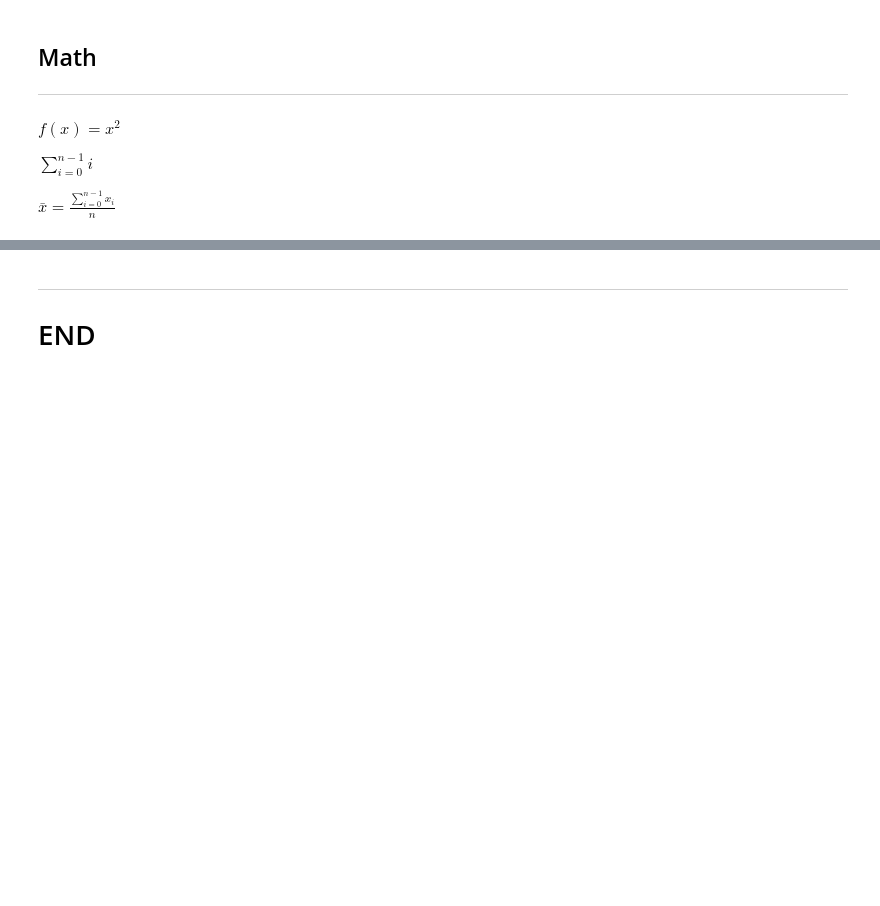
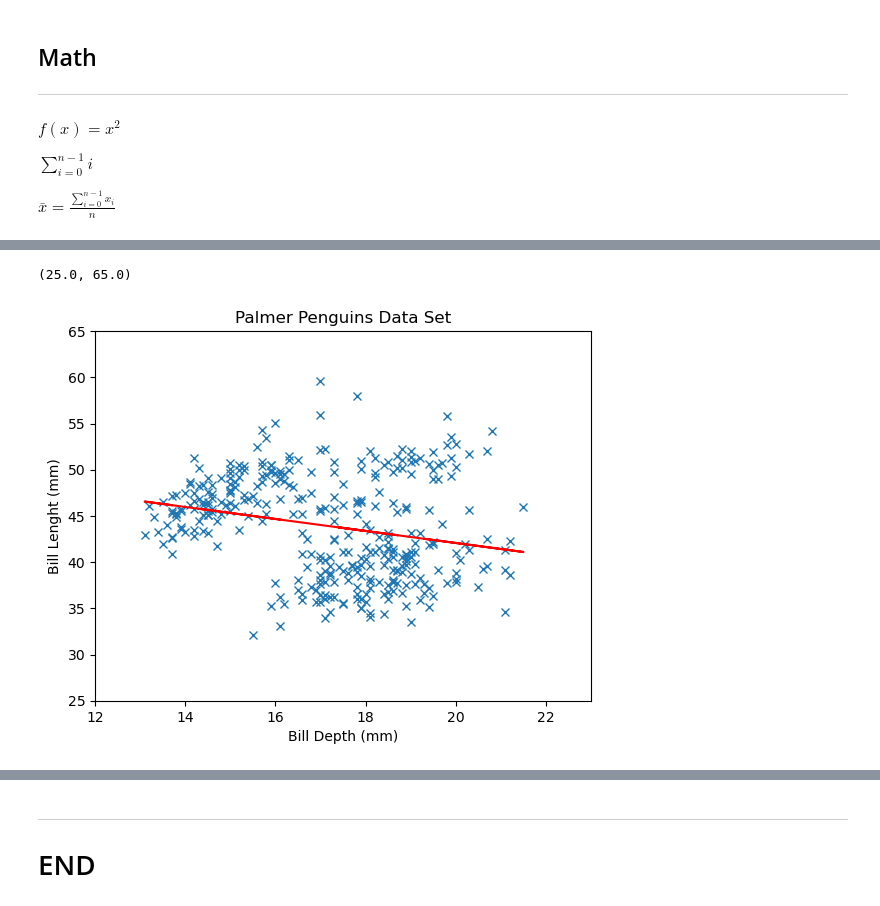
Before and after one commit to FatimaBOliveira/My-Data-Analytics-Project, a Jupyter notebook: penguins.ipynb, the cells around one changed output, grey strips where cells are left out. Drawn from its saved outputs; the diff is of its cells as text; code cells hidden in the pictures; blank space fills up the shorter version.

```diff
--- a/penguins.ipynb
+++ b/penguins.ipynb
@@ -235,0 +379,25 @@ $\bar{x} =\frac{\sum_{i=0}^{n-1} x_i}{n}$
+# %%
+# Create a new figure and set of axes.
+fig, ax = plt.subplots()
+
+# Simple plot.
+ax.plot(bdep, blen, "x")
+
+# Simple plot.
+ax.plot(bdep, m * bdep + c, "r-") # r- is to draw a red line
+
+# Axis labels.
+ax.set_xlabel("Bill Depth (mm)")
+ax.set_ylabel("Bill Lenght (mm)")
+
+# Title.
+ax.set_title("Palmer Penguins Data Set")
+
+# X limits.
+ax.set_xlim(12, 23)
+
+# Y limits.
+ax.set_ylim(25, 65)
+# %% [output]
+(25.0, 65.0)
+[figure, added]
```
Also changed, not shown: parts of 16 cells of this notebook.
